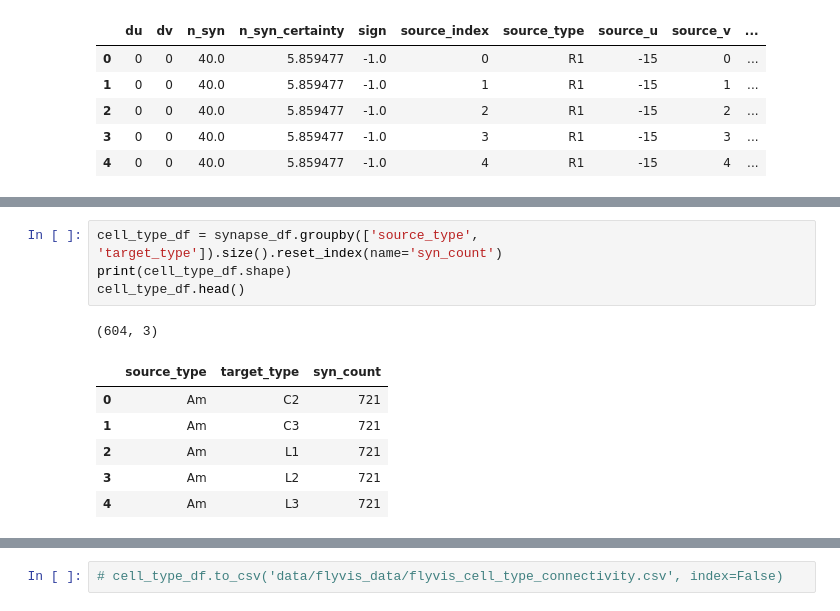
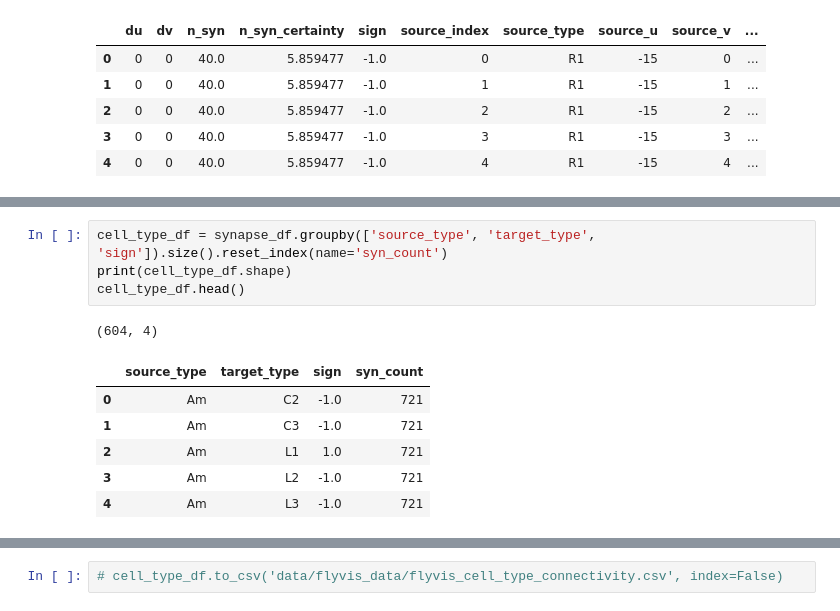
Before and after one commit to deangeckt/fly_wire_perturbations, a Jupyter notebook: flyVis_exploration.ipynb, the cells around one changed output, grey strips where cells are left out. Saved outputs shown, nothing was run; the diff lists cells and outputs as text.

```diff
--- a/flyVis_exploration.ipynb
+++ b/flyVis_exploration.ipynb
@@ -89,12 +96,12 @@ synapse_df.head()
 # %%
-cell_type_df = synapse_df.groupby(['source_type', 'target_type']).size().reset_index(name='syn_count')
+cell_type_df = synapse_df.groupby(['source_type', 'target_type', 'sign']).size().reset_index(name='syn_count')
 print(cell_type_df.shape)
 cell_type_df.head()
 # %% [output]
-(604, 3)
+(604, 4)
-|  | source_type | target_type | syn_count |
-| 0 | Am | C2 | 721 |
-| 1 | Am | C3 | 721 |
-| 2 | Am | L1 | 721 |
-| 3 | Am | L2 | 721 |
-| 4 | Am | L3 | 721 |
+|  | source_type | target_type | sign | syn_count |
+| 0 | Am | C2 | -1.0 | 721 |
+| 1 | Am | C3 | -1.0 | 721 |
+| 2 | Am | L1 | 1.0 | 721 |
+| 3 | Am | L2 | -1.0 | 721 |
+| 4 | Am | L3 | -1.0 | 721 |
```
Also changed, not shown: parts of 6 cells of this notebook, 2 other files.
